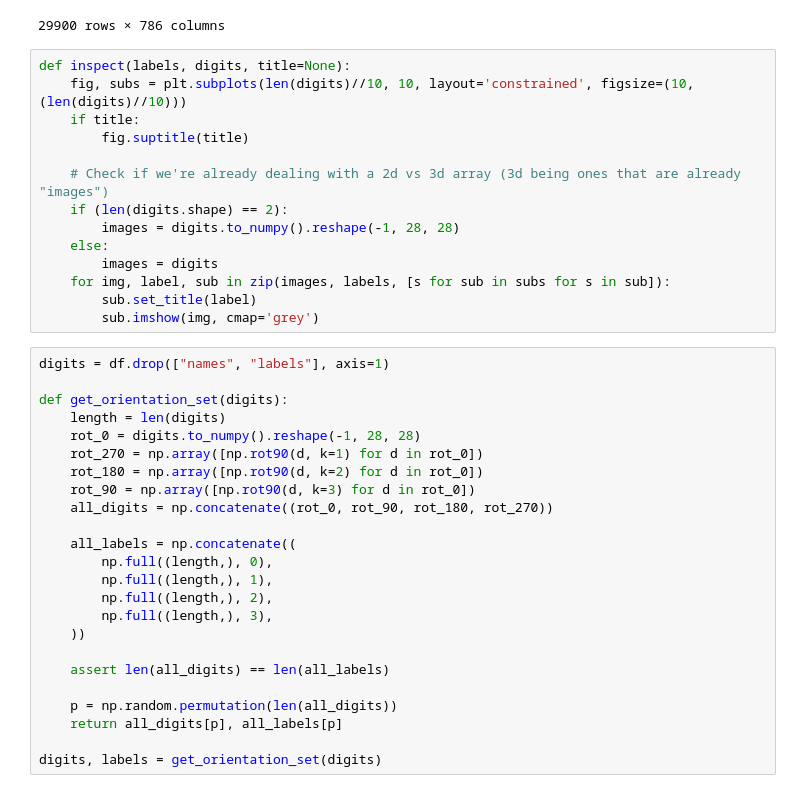
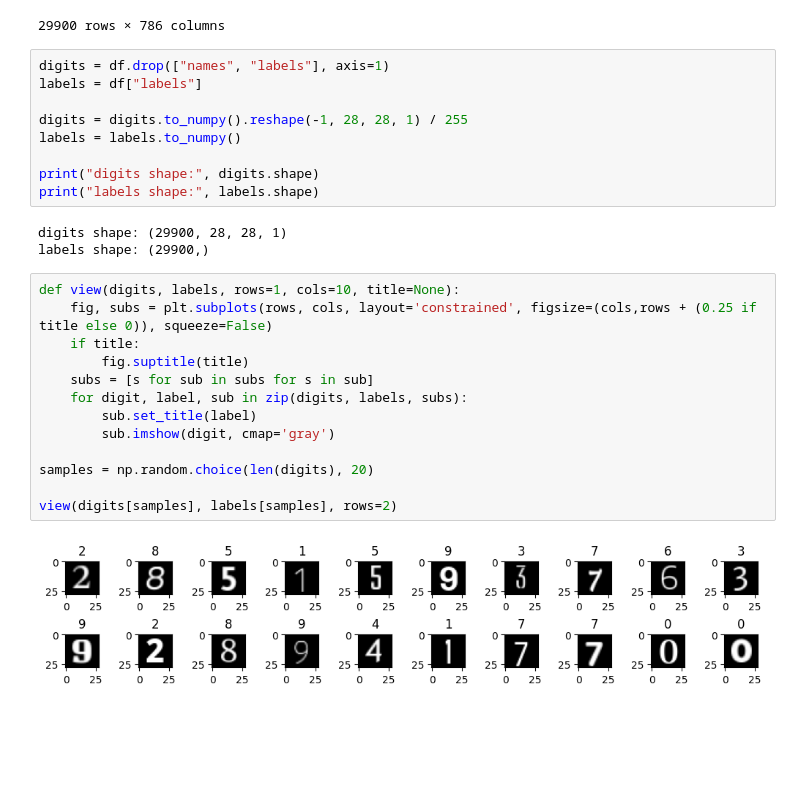
Before and after one commit to Taiters/sudoku-solver, a Jupyter notebook: notebooks/orientation.ipynb, the cells around one changed output. Cells and saved outputs as stored; diff of their text form; blank space fills up the shorter version.

```diff
--- a/notebooks/orientation.ipynb
+++ b/notebooks/orientation.ipynb
@@ -28,41 +44,30 @@ df
 | 29898 | Gabriela-Regular | 1 | 0 | 0 | 0 | 0 | 0 | 0 | 0 | 0 | ... | ... |
 | 29899 | Ovo-Regular | 6 | 0 | 0 | 0 | 0 | 0 | 0 | 0 | 0 | ... | ... |
 29900 rows × 786 columns
-# %%
-def inspect(labels, digits, title=None):
-    fig, subs = plt.subplots(len(digits)//10, 10, layout='constrained', figsize=(10,(len(digits)//10)))
-    if title:
-        fig.suptitle(title)
-
-    # Check if we're already dealing with a 2d vs 3d array (3d being ones that are already "images")
-    if (len(digits.shape) == 2):
-        images = digits.to_numpy().reshape(-1, 28, 28)
-    else:
-        images = digits
-    for img, label, sub in zip(images, labels, [s for sub in subs for s in sub]):
-        sub.set_title(label)
-        sub.imshow(img, cmap='grey')
-# %%
-digits = df.drop(["names", "labels"], axis=1)
-
-def get_orientation_set(digits):
-    length = len(digits)
-    rot_0 = digits.to_numpy().reshape(-1, 28, 28)
-    rot_270 = np.array([np.rot90(d, k=1) for d in rot_0])
-    rot_180 = np.array([np.rot90(d, k=2) for d in rot_0])
-    rot_90 = np.array([np.rot90(d, k=3) for d in rot_0])
-    all_digits = np.concatenate((rot_0, rot_90, rot_180, rot_270))
-
-    all_labels = np.concatenate((
-        np.full((length,), 0),
-        np.full((length,), 1),
-        np.full((length,), 2),
-        np.full((length,), 3),
-    ))
-
-    assert len(all_digits) == len(all_labels)
-
-    p = np.random.permutation(len(all_digits))
-    return all_digits[p], all_labels[p]
-
-digits, labels = get_orientation_set(digits)
+# %%
+digits = df.drop(["names", "labels"], axis=1)
+labels = df["labels"]
+
+digits = digits.to_numpy().reshape(-1, 28, 28, 1) / 255
+labels = labels.to_numpy()
+
+print("digits shape:", digits.shape)
+print("labels shape:", labels.shape)
+# %% [output]
+digits shape: (29900, 28, 28, 1)
+labels shape: (29900,)
+# %%
+def view(digits, labels, rows=1, cols=10, title=None):
+    fig, subs = plt.subplots(rows, cols, layout='constrained', figsize=(cols,rows + (0.25 if title else 0)), squeeze=False)
+    if title:
+        fig.suptitle(title)
+    subs = [s for sub in subs for s in sub]
+    for digit, label, sub in zip(digits, labels, subs):
+        sub.set_title(label)
+        sub.imshow(digit, cmap='gray')
+
+samples = np.random.choice(len(digits), 20)
+
+view(digits[samples], labels[samples], rows=2)
+# %% [output]
+[figure, added]
```
Also changed, not shown: parts of 12 cells of this notebook, 26 other files.
